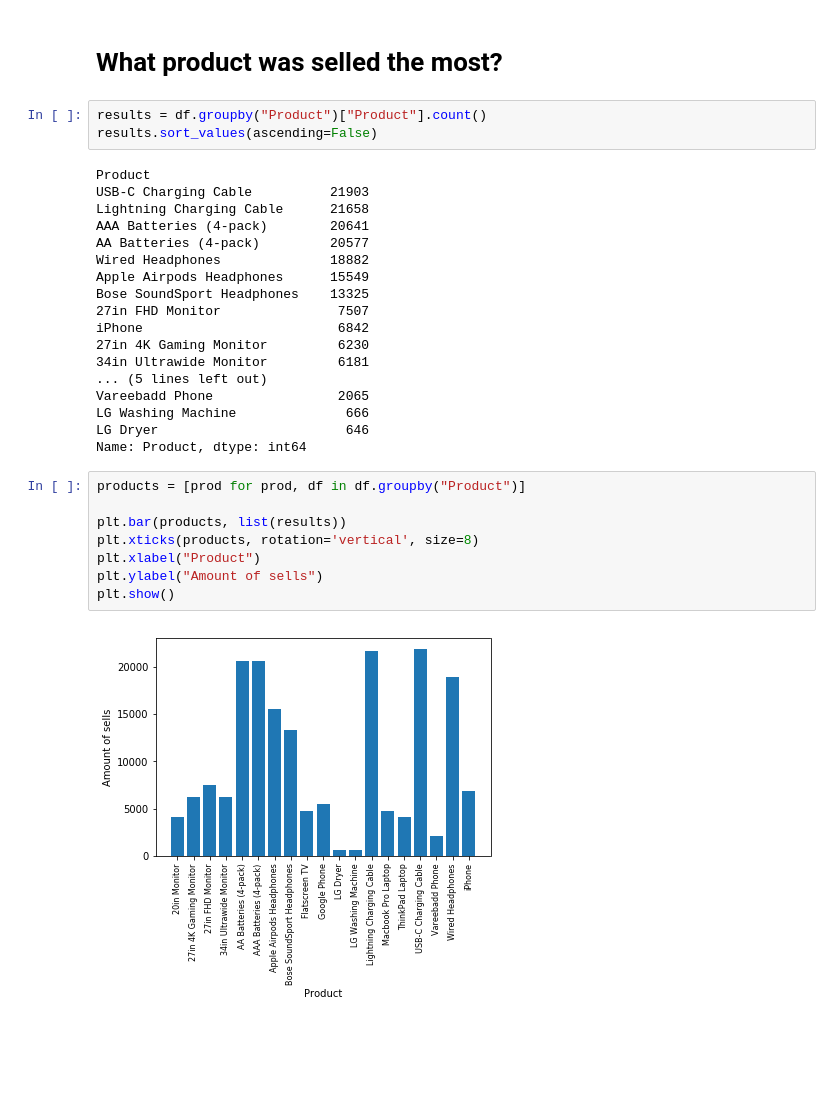
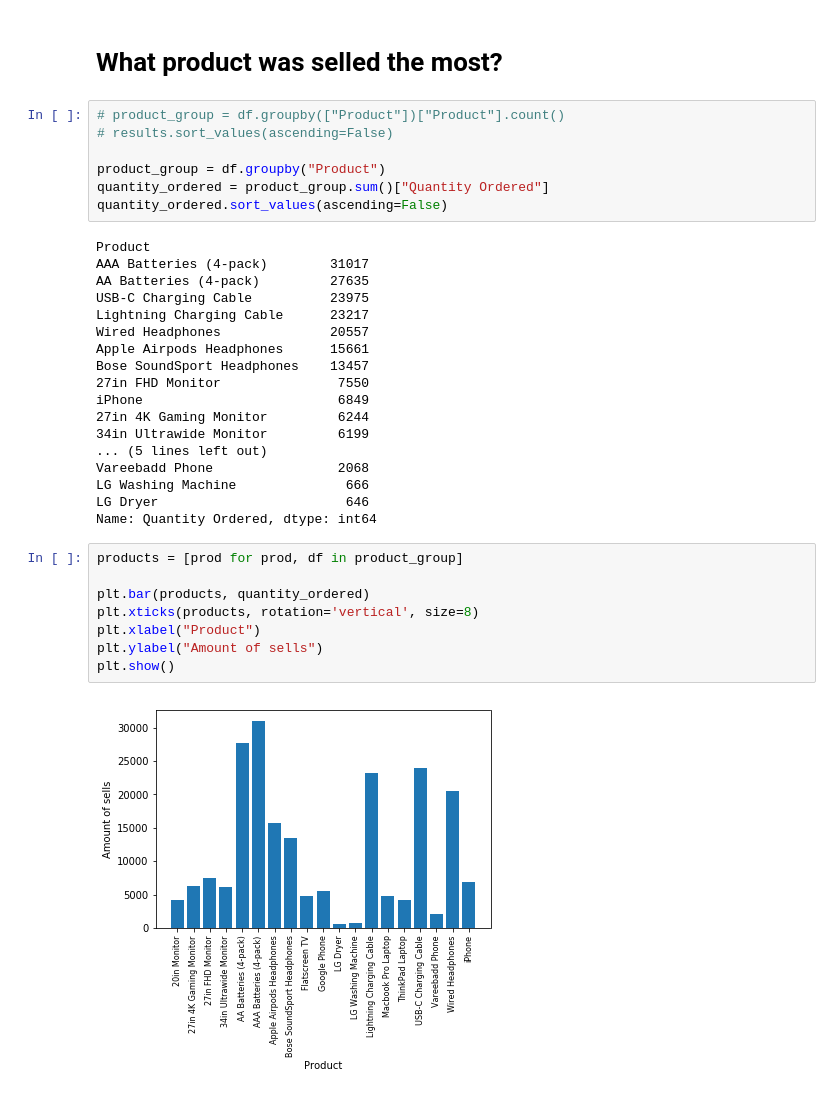
Before and after one commit to mkwiatek770/code-snippets, a Jupyter notebook: Libraries/pandas/Sales.ipynb, the cells around one changed output. Cells and saved outputs as stored; diff of their text form; blank space fills up the shorter version.

Commit message:
Fix logical error (I counted by row quantity, but its better to use Quanitty Ordered column)

```diff
--- a/Libraries/pandas/Sales.ipynb
+++ b/Libraries/pandas/Sales.ipynb
@@ -231,33 +231,37 @@ print(counter.most_common(10))
 # %% [markdown]
 # What product was selled the most?
 # %%
-results = df.groupby("Product")["Product"].count()
-results.sort_values(ascending=False)
+# product_group = df.groupby(["Product"])["Product"].count()
+# results.sort_values(ascending=False)
+
+product_group = df.groupby("Product")
+quantity_ordered = product_group.sum()["Quantity Ordered"]
+quantity_ordered.sort_values(ascending=False)
 # %% [output]
 Product
-USB-C Charging Cable          21903
-Lightning Charging Cable      21658
-AAA Batteries (4-pack)        20641
-AA Batteries (4-pack)         20577
-Wired Headphones              18882
-Apple Airpods Headphones      15549
-Bose SoundSport Headphones    13325
-27in FHD Monitor               7507
-iPhone                         6842
-27in 4K Gaming Monitor         6230
-34in Ultrawide Monitor         6181
+AAA Batteries (4-pack)        31017
+AA Batteries (4-pack)         27635
+USB-C Charging Cable          23975
+Lightning Charging Cable      23217
+Wired Headphones              20557
+Apple Airpods Headphones      15661
+Bose SoundSport Headphones    13457
+27in FHD Monitor               7550
+iPhone                         6849
+27in 4K Gaming Monitor         6244
+34in Ultrawide Monitor         6199
 ... (5 lines left out)
-Vareebadd Phone                2065
+Vareebadd Phone                2068
 LG Washing Machine              666
 LG Dryer                        646
-Name: Product, dtype: int64
+Name: Quantity Ordered, dtype: int64
 # %%
-products = [prod for prod, df in df.groupby("Product")]
+products = [prod for prod, df in product_group]
 
-plt.bar(products, list(results))
+plt.bar(products, quantity_ordered)
 plt.xticks(products, rotation='vertical', size=8)
 plt.xlabel("Product")
 plt.ylabel("Amount of sells")
 plt.show()
 # %% [output]
-[figure, old version]
+[figure, new version]
```
